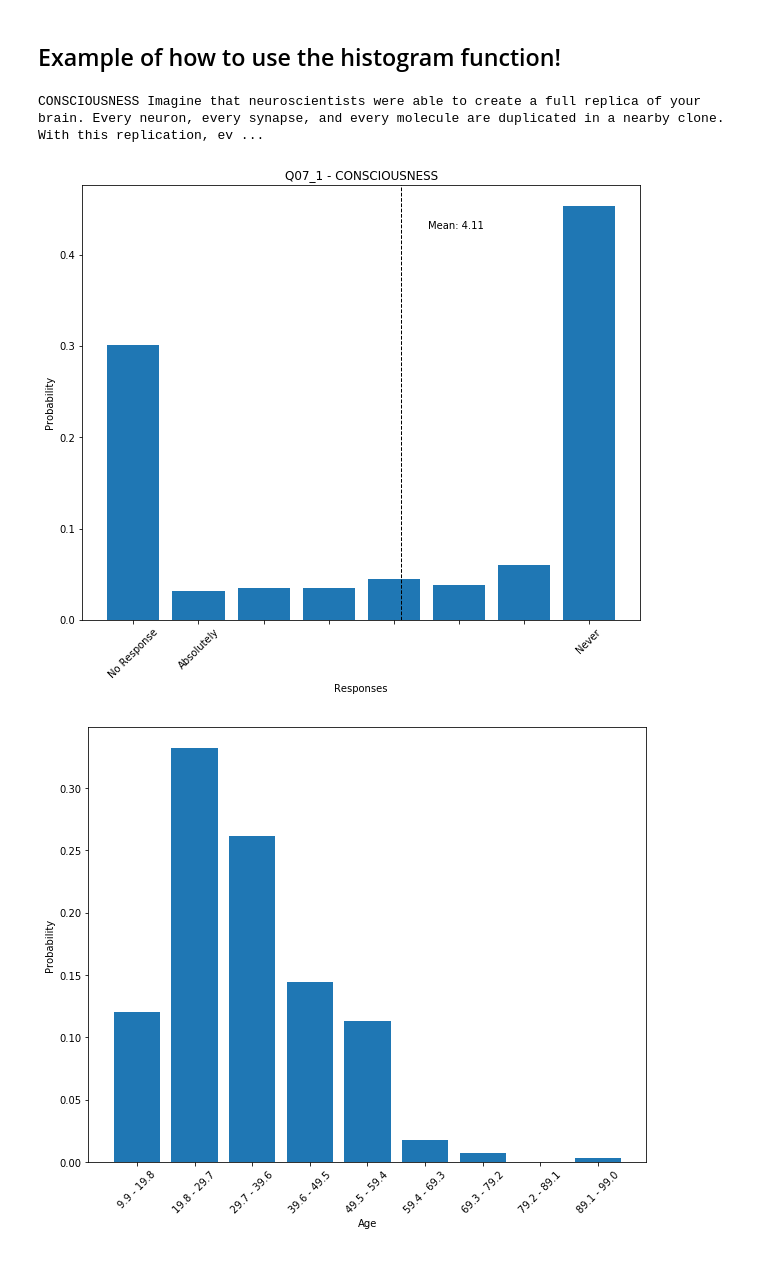
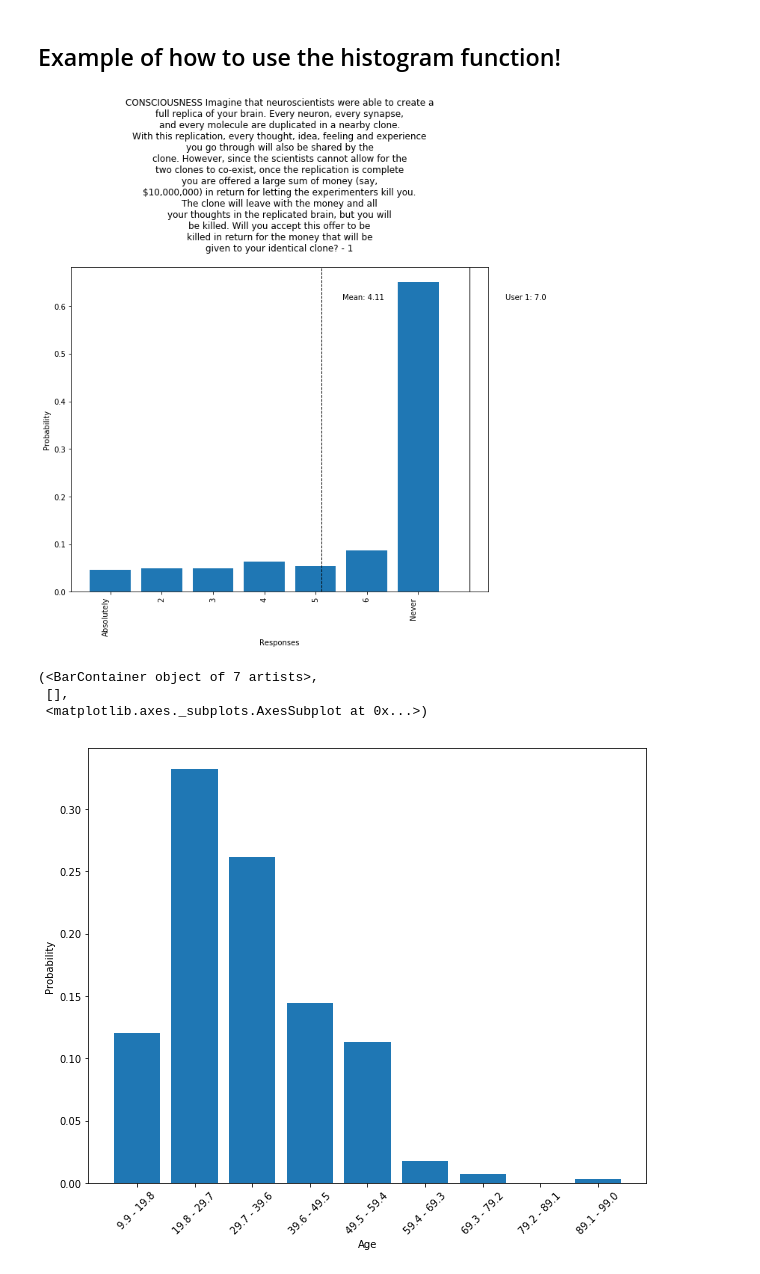
Before and after one commit to hwright-ucsb/ethics_study, a Jupyter notebook: notebooks/Analysis.ipynb, the cells around one changed output. Cells and saved outputs as stored; diff of their text form; code cells hidden in the pictures.

Commit message:
correect formatting for graphs etc

```diff
--- a/notebooks/Analysis.ipynb
+++ b/notebooks/Analysis.ipynb
@@ -19,6 +20,16 @@ from collections import OrderedDict
 matplotlib.rcParams['figure.figsize'] = [10, 8]
 # %% [markdown]
 # Methods
+# %%
+## https://www.reddit.com/r/learnpython/comments/4i2z4u/how_to_add_a_new_line_after_every_nth_word/
+def wrap_by_word(s, n):
+    '''returns a string where \\n is inserted between every n words'''
+    a = s.split()
+    ret = ''
+    for i in range(0, len(a), n):
+        ret += ' '.join(a[i:i+n]) + '\n'
+
+    return ret
 # %%
 #src: https://www.geeksforgeeks.org/counting-the-frequencies-in-a-list-using-dictionary-in-python/
 def CountFrequency(my_list):
@@ -190,7 +201,8 @@ def create_histogram(data, x_title, mapping, text_mapping, prob=True, include_no
     t = mapping[x_title]
     ## get the x data column from the dataframe
     data_col = pd.DataFrame(data, columns=[t])
-    question_text = text_mapping[t][0]
+    question_text = wrap_by_word(text_mapping[t][0], 9)
+    # insert linebreaks in titles, every 9 words (can change to whatever)
 
     flat_list = [item for sublist in pd.Index.tolist(data_col) for item in sublist]
 
@@ -201,6 +213,9 @@ def create_histogram(data, x_title, mapping, text_mapping, prob=True, include_no
     if include_non_answers == False:
         labels = labels[1:len(labels)]
         counts = counts[1:len(counts)]
+        y_pos = list(range(1,len(labels)+1))
+    else:
+        y_pos = list(range(0,len(labels)+1))
 
     fig, ax = plt.subplots()
 
@@ -214,18 +229,17 @@ def create_histogram(data, x_title, mapping, text_mapping, prob=True, include_no
         ax.set_ylabel("Frequency")
 
     x_axis_labels = generate_x_axis_labels_hist(t, text_mapping, include_non_answers)
-    ax.bar(x_axis_labels, counts, align='center')
-    fig.gca().set_xticks(x_axis_labels)
-    plt.xticks(rotation=45)
 
-    if len(question_text) > 50:
-        plt.title(x_title +" - " + question_text.split(" ", 2)[0])
-    else:
-        plt.title(question_text)
+    for i in range(0,len(x_axis_labels)):
+        x_axis_labels[i] = wrap_by_word(x_axis_labels[i], 3)
+        if len(x_axis_labels[i]) < 1:
+            x_axis_labels[i] = str(i+1)
+    ax.bar(y_pos, counts, align='center')
+    #fig.gca().set_xticks(y_pos,x_axis_labels)
+    plt.xticks(y_pos,x_axis_labels,rotation=90)
 
+    plt.title(question_text)
     ax.set_xlabel('Responses')
-    print(question_text)
-
     if show_mean == True:
         if include_non_answers == False:
             mean = np.mean(flat_list)
@@ -313,11 +327,13 @@ text_mapping = create_question_answer_text_mapping(data, text_data, question_tex
 ## Example of how to use the histogram function!
 # %%
 # this function is for categorical histogram data
-create_histogram(data, 'Q07_1', column_mapping, text_mapping, prob=True, include_non_answers=True,
-                show_mean=True, show_resp_row_num=387)
+create_histogram(data, 'Q07_1', column_mapping, text_mapping, prob=True, include_non_answers=False,
+                show_mean=True, show_resp_row_num=1)
 # %% [output]
+[figure, new version]
-CONSCIOUSNESS Imagine that neuroscientists were able to create a full replica of your brain. Every neuron, every synapse, and every molecule are duplicated in a nearby clone. With this replication, ev ...
+(<BarContainer object of 7 artists>,
+ [],
+ <matplotlib.axes._subplots.AxesSubplot at 0x...>)
-[figure, old version]
 # %%
 # this is the continuous histogram function -- it manually bins continuous data
 create_histogram_continuous(data, 'Age', column_mapping, prob=True, include_non_answers=False, show_mean=False)
```
Also changed, not shown: parts of 11 cells of this notebook.
